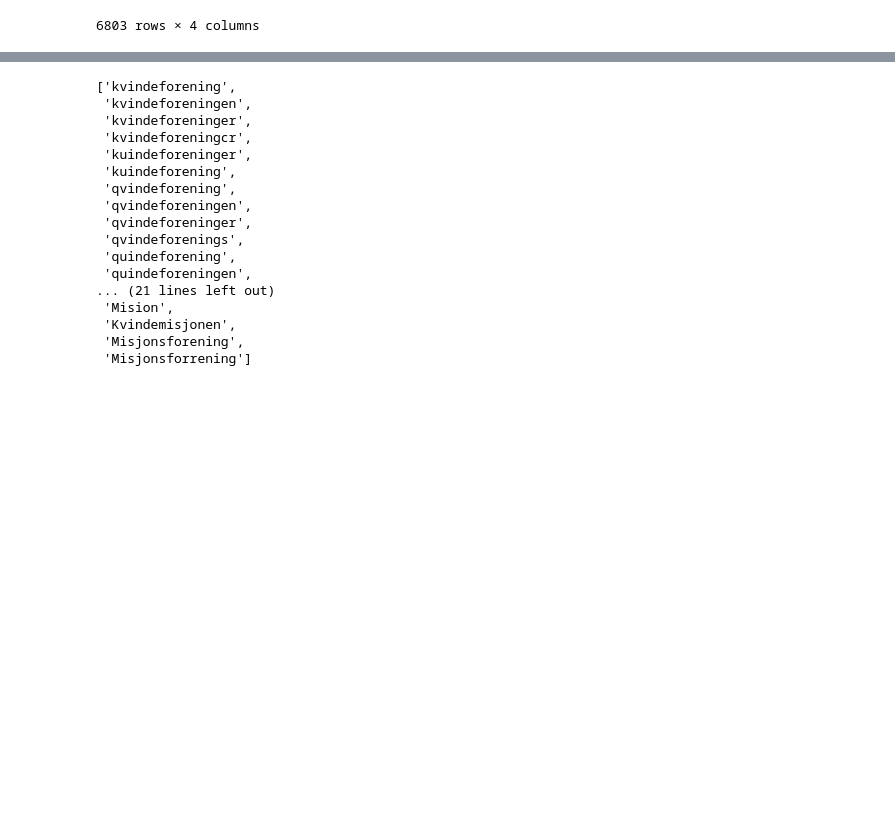
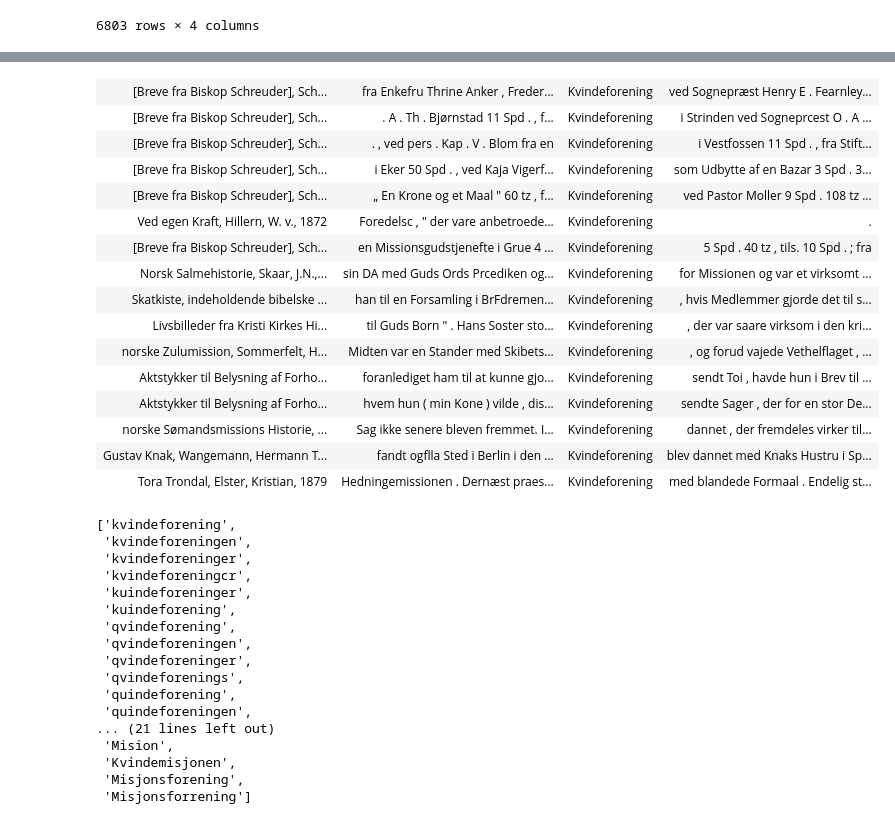
Before and after one commit to Yoonsen/Mining_the_digital_bookshelf, a Jupyter notebook: Heidi Karlsen/Heidi_notebook/Nye tema november 2019/temamodeller.ipynb, the cells around one changed output, grey strips where cells are left out. Saved outputs shown, nothing was run; the diff lists cells and outputs as text; code cells hidden in the pictures; blank space fills up the shorter version.

```diff
--- a/Heidi Karlsen/Heidi_notebook/Nye tema november 2019/temamodeller.ipynb
+++ b/Heidi Karlsen/Heidi_notebook/Nye tema november 2019/temamodeller.ipynb
@@ -52,3 +74,22 @@ korpus_agg = aggs_korpus.sum(axis=1)
+# %%
+nb.urn_concordance(word='Kvindeforening', urns=nb.pure_urn(korpus.urn), before=12, after=12)
+# %% [output]
+| [Breve fra Biskop Schreuder], Sch... | fra Enkefru Thrine Anker , Freder... | Kvindeforening | ved Sognepræst Henry E . Fearnley... |
+| [Breve fra Biskop Schreuder], Sch... | . A . Th . Bjørnstad 11 Spd . , f... | Kvindeforening | i Strinden ved Sogneprcest O . A ... |
+| [Breve fra Biskop Schreuder], Sch... | . , ved pers . Kap . V . Blom fra en | Kvindeforening | i Vestfossen 11 Spd . , fra Stift... |
+| [Breve fra Biskop Schreuder], Sch... | i Eker 50 Spd . , ved Kaja Vigerf... | Kvindeforening | som Udbytte af en Bazar 3 Spd . 3... |
+| [Breve fra Biskop Schreuder], Sch... | „ En Krone og et Maal " 60 tz , f... | Kvindeforening | ved Pastor Moller 9 Spd . 108 tz ... |
+| Ved egen Kraft, Hillern, W. v., 1872 | Foredelsc , " der vare anbetroede... | Kvindeforening | . |
+| [Breve fra Biskop Schreuder], Sch... | en Missionsgudstjenefte i Grue 4 ... | Kvindeforening | 5 Spd . 40 tz , tils. 10 Spd . ; fra |
+| Norsk Salmehistorie, Skaar, J.N.,... | sin DA med Guds Ords Prcediken og... | Kvindeforening | for Missionen og var et virksomt ... |
+| Skatkiste, indeholdende bibelske ... | han til en Forsamling i BrFdremen... | Kvindeforening | , hvis Medlemmer gjorde det til s... |
+| Livsbilleder fra Kristi Kirkes Hi... | til Guds Born " . Hans Soster sto... | Kvindeforening | , der var saare virksom i den kri... |
+| norske Zulumission, Sommerfelt, H... | Midten var en Stander med Skibets... | Kvindeforening | , og forud vajede Vethelflaget , ... |
+| Aktstykker til Belysning af Forho... | foranlediget ham til at kunne gjo... | Kvindeforening | sendt Toi , havde hun i Brev til ... |
+| Aktstykker til Belysning af Forho... | hvem hun ( min Kone ) vilde , dis... | Kvindeforening | sendte Sager , der for en stor De... |
+| norske Sømandsmissions Historie, ... | Sag ikke senere bleven fremmet. I... | Kvindeforening | dannet , der fremdeles virker til... |
+| Gustav Knak, Wangemann, Hermann T... | fandt ogflla Sted i Berlin i den ... | Kvindeforening | blev dannet med Knaks Hustru i Sp... |
+| Tora Trondal, Elster, Kristian, 1879 | Hedningemissionen . Dernæst praes... | Kvindeforening | med blandede Formaal . Endelig st... |
 # %%
 wordbags['Kvindeforening_']
 # %% [output]
```
Also changed, not shown: parts of 5 cells of this notebook, 7 other files.
